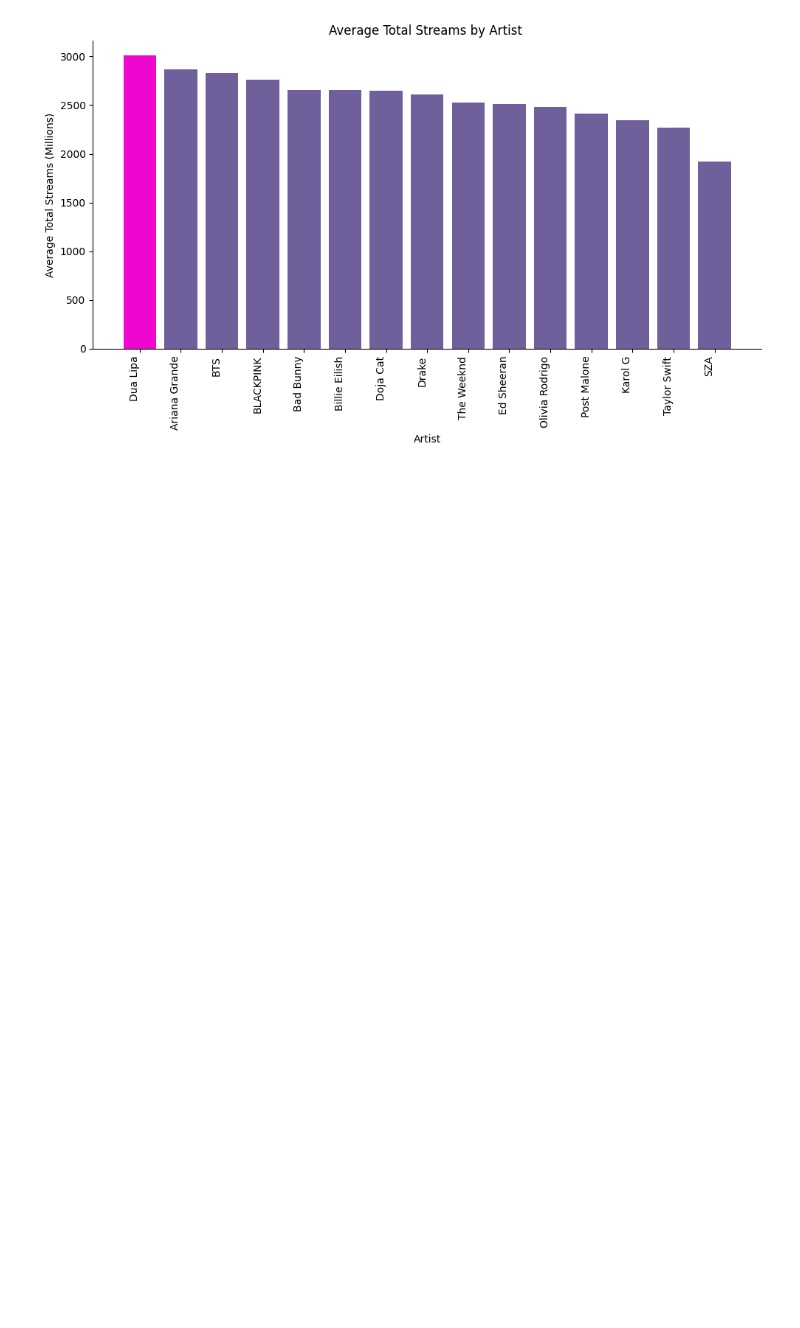
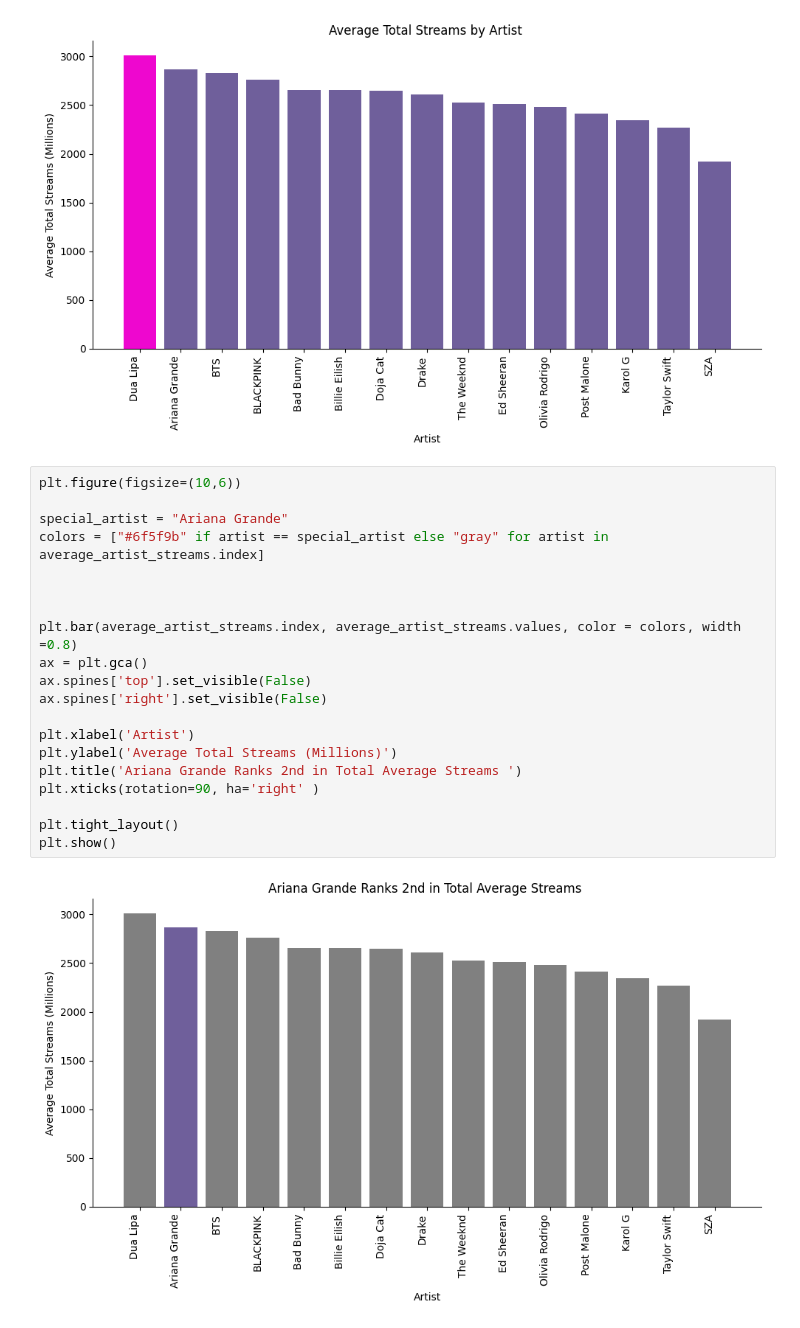
Before and after one commit to amydaniel24/learning_plots_amydaniel, a Jupyter notebook: notebooks/spotify_plots_walkthrough.ipynb, the cells around one changed output. Cells and saved outputs as stored; diff of their text form; blank space fills up the shorter version.

```diff
--- a/notebooks/spotify_plots_walkthrough.ipynb
+++ b/notebooks/spotify_plots_walkthrough.ipynb
@@ -116,3 +116,25 @@ plt.tight_layout()
 plt.show()
 # %% [output]
 [figure]
+# %%
+plt.figure(figsize=(10,6))
+
+special_artist = "Ariana Grande"
+colors = ["#6f5f9b" if artist == special_artist else "gray" for artist in average_artist_streams.index]
+
+
+
+plt.bar(average_artist_streams.index, average_artist_streams.values, color = colors, width =0.8)
+ax = plt.gca()
+ax.spines['top'].set_visible(False)
+ax.spines['right'].set_visible(False)
+
+plt.xlabel('Artist')
+plt.ylabel('Average Total Streams (Millions)')
+plt.title('Ariana Grande Ranks 2nd in Total Average Streams ')
+plt.xticks(rotation=90, ha='right' )
+
+plt.tight_layout()
+plt.show()
+# %% [output]
+[figure, added]
```
